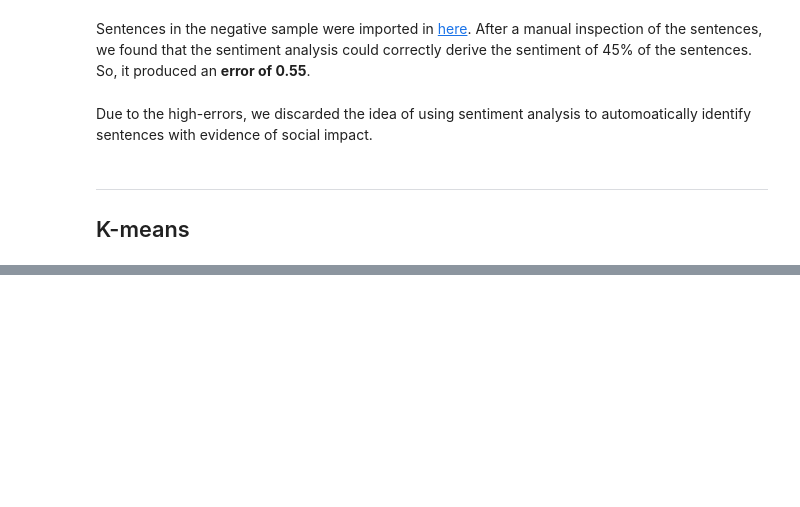
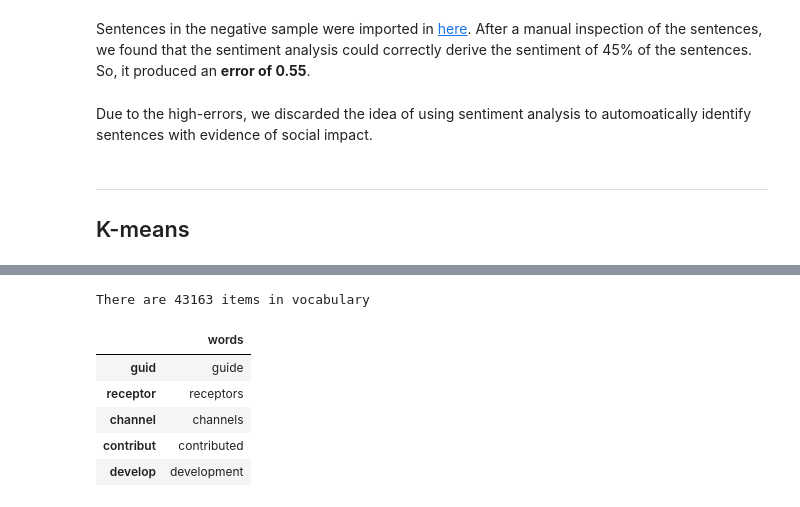
Before and after one commit to joausaga/impact-classifier, a Jupyter notebook: social_impact_data_generator.ipynb, the cells around one changed output, grey strips where cells are left out. Drawn from its saved outputs; the diff is of its cells as text; code cells hidden in the pictures; blank space fills up the shorter version.

```diff
--- a/social_impact_data_generator.ipynb
+++ b/social_impact_data_generator.ipynb
@@ -185,0 +217,20 @@ Due to the high-errors, we discarded the idea of using sentiment analysis to aut
+# %%
+vocabulary_stemmed = []
+vocabulary = []
+for sentence in list(clean_data['impact_sentence']):
+    vocabulary_stemmed.extend(tokenize_sentence(sentence))
+    vocabulary.extend(tokenize_sentence(sentence, do_stemming=False))
+# %%
+vocabulary_df = pd.DataFrame({'words': vocabulary}, index = vocabulary_stemmed)
+print('There are ' + str(vocabulary_df.shape[0]) + ' items in vocabulary')
+# %% [output]
+There are 43163 items in vocabulary
+# %%
+vocabulary_df.head()
+# %% [output]
+|  | words |
+| guid | guide |
+| receptor | receptors |
+| channel | channels |
+| contribut | contributed |
+| develop | development |
```
Also changed, not shown: parts of 14 cells of this notebook.
